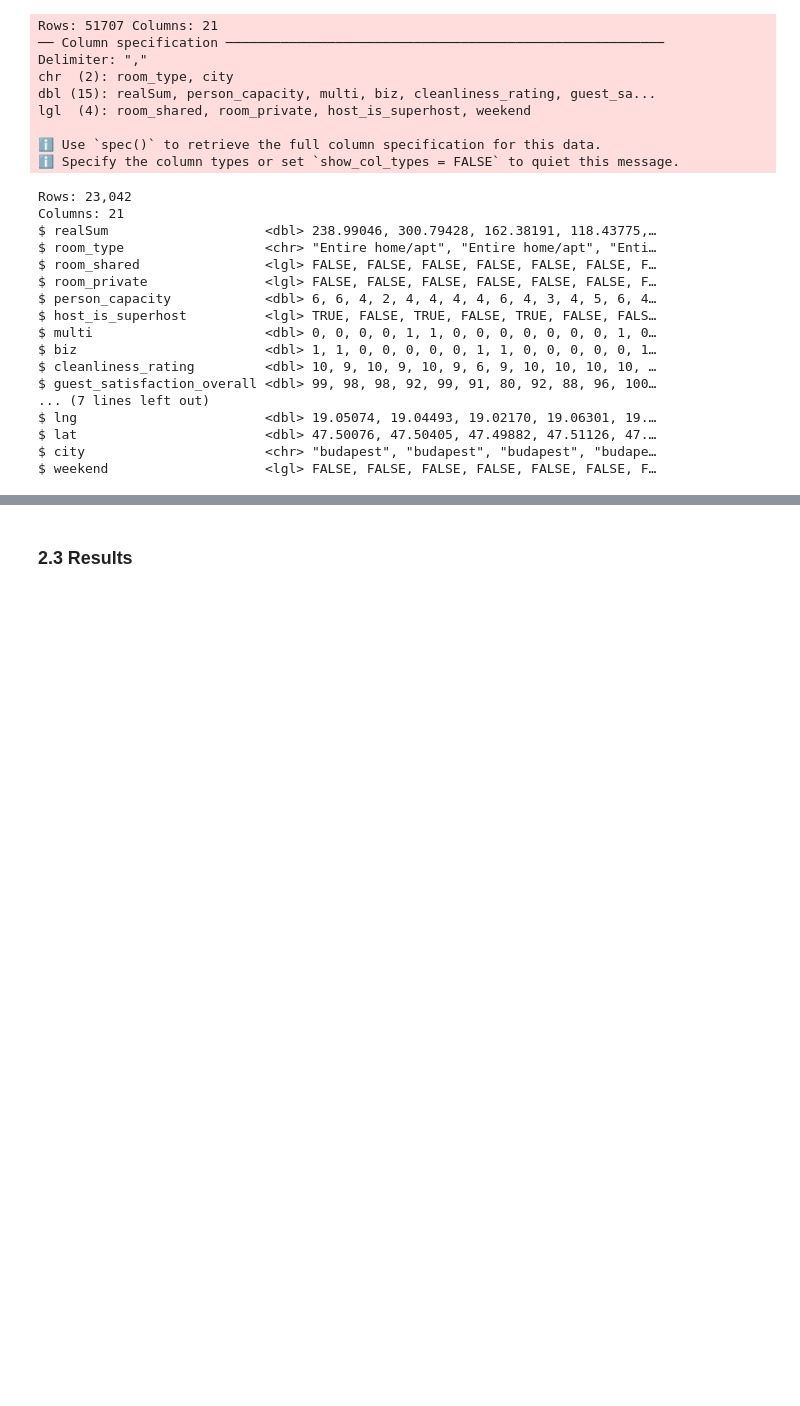
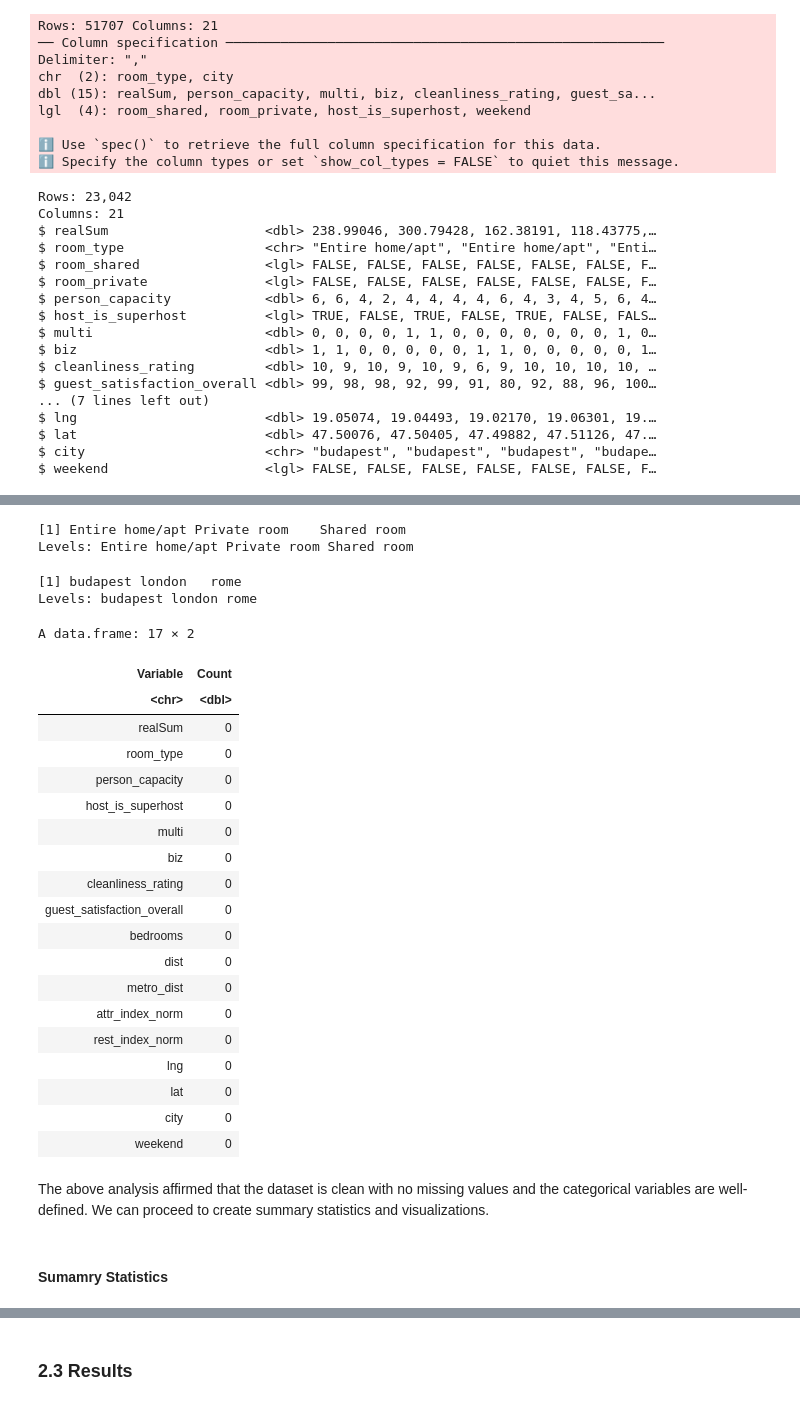
Before and after one commit to NathanPalaiologos/STAT-301-Project, a Jupyter notebook: group_16_final_report.ipynb, the cells around one changed output, grey strips where cells are left out. Drawn from its saved outputs; the diff is of its cells as text; code cells hidden in the pictures; blank space fills up the shorter version.

Commit message:
edits of the structure and initial writeup for the analysis plan

```diff
--- a/group_16_final_report.ipynb
+++ b/group_16_final_report.ipynb
@@ -82,30 +145,13 @@ $ weekend                    <lgl> FALSE, FALSE, FALSE, FALSE, FALSE, FALSE, F
 # %%
 #Main developer: Myra Tyagi
-# Contributor: Zhihan Dong (editted)
-
-#Checks how the three variables relate
-airbnb_data %>%
-  select(room_type, room_shared, room_private) %>%
-  distinct()
+# Contributor: Zhihan Dong (editted), Nathan Zhang (editted)
 
 clean_airbnb_data <- airbnb_data %>%
-
 #Removing unnecessary columns
     select(-room_shared, -room_private, -attr_index, -rest_index) %>%
-
 #Converting room_type and city to factors
     mutate(room_type = factor(room_type), city = factor(city)) %>%
     droplevels() %>%
-
 #Renaming columns for clarity
-    rename(host_multi_2to4 = multi,
-           host_multi_5plus = biz) %>%
     glimpse()
-
-#Checks for typos
-unique(clean_airbnb_data$room_type)
-unique(clean_airbnb_data$city)
-
-#Checking for missing values
-colSums(is.na(clean_airbnb_data))
 # %% [output]
@@ -158,0 +177,48 @@ Levels: budapest london rome
+# %%
+#Main developer: Myra Tyagi
+
+#Checks categorical variables
+unique(clean_airbnb_data$room_type)
+
+unique(clean_airbnb_data$city)
+# %% [output]
+[1] Entire home/apt Private room    Shared room
+Levels: Entire home/apt Private room Shared room
+[1] budapest london   rome
+Levels: budapest london rome
+# %%
+# Main developer: Myra Tyagi
+# Contributor: Nathan Zhang (edited)
+
+# Checking for missing values
+missing_values <- colSums(is.na(clean_airbnb_data)) |>
+    as.data.frame() |>
+    rownames_to_column("Variable")|>
+    rename(Count = `colSums(is.na(clean_airbnb_data))`)
+
+missing_values
+# %% [output]
+A data.frame: 17 × 2
+| Variable | Count |
+| <chr> | <dbl> |
+| realSum | 0 |
+| room_type | 0 |
+| person_capacity | 0 |
+| host_is_superhost | 0 |
+| multi | 0 |
+| biz | 0 |
+| cleanliness_rating | 0 |
+| guest_satisfaction_overall | 0 |
+| bedrooms | 0 |
+| dist | 0 |
+| metro_dist | 0 |
+| attr_index_norm | 0 |
+| rest_index_norm | 0 |
+| lng | 0 |
+| lat | 0 |
+| city | 0 |
+| weekend | 0 |
+# %% [markdown]
+The above analysis affirmed that the dataset is clean with no missing values and the categorical variables are well-defined. We can proceed to create summary statistics and visualizations.
+# %% [markdown]
+#### Sumamry Statistics
```
Also changed, not shown: parts of 24 cells of this notebook.
